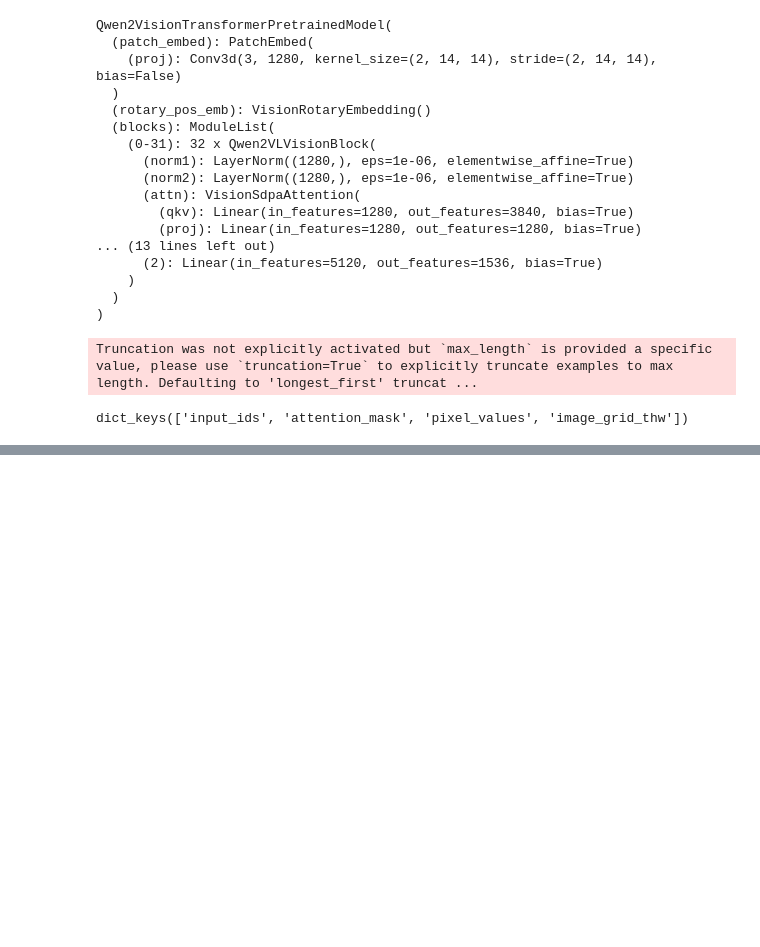
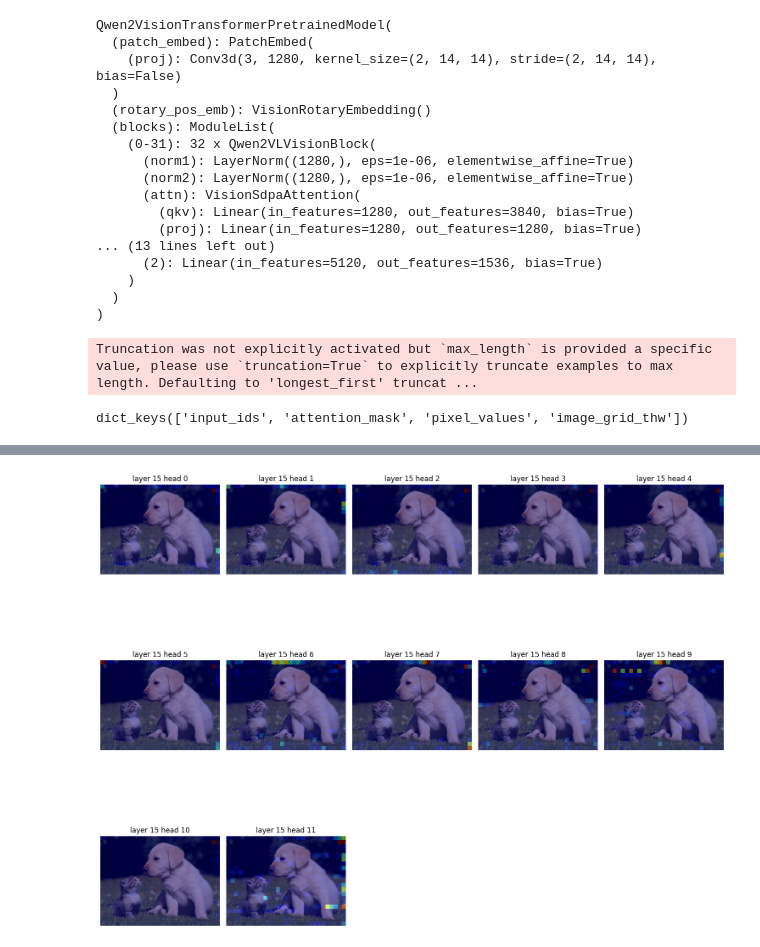
Before and after one commit to minhhb9x/VLM2Vec, a Jupyter notebook: sandbox.ipynb, the cells around one changed output, grey strips where cells are left out. Drawn from its saved outputs; the diff is of its cells as text; code cells hidden in the pictures; blank space fills up the shorter version.

```diff
--- a/sandbox.ipynb
+++ b/sandbox.ipynb
@@ -288,0 +395,37 @@ torch.Size([1, 12, 1145, 1145])
+# %%
+# kiểm tra từng head của mỗi layer
+target_layer = 15
+num_head = attention_weights.shape[1]
+plt.figure(figsize=(15, 25))
+
+for head_i in range(num_head):
+    # Lấy attention của layer đó
+    # Cách tiếp cận: Global Image Attention (Cách 2)
+    # Xem các token ảnh tự chú ý vào đâu nhiều nhất
+    curr_attn = attention_weights[target_layer, head_i, -1, img_start:img_end] # [img_token_len]
+    # attn_map = curr_attn.mean(dim=0) # [1131]
+
+    # Reshape & Resize
+    h_grid, w_grid = img_hidden_grid[0].item(), img_hidden_grid[1].item()
+    attn_heatmap = curr_attn.view(1, 1, h_grid, w_grid)
+
+    pixel_heatmap = F.interpolate(
+        attn_heatmap,
+        size=(image.shape[0], image.shape[1]),
+        mode='nearest' # Dùng nearest để thấy rõ ô vuông
+    ).squeeze().float().detach().cpu().numpy()
+
+    # Normalize
+    pixel_heatmap = (pixel_heatmap - pixel_heatmap.min()) / (pixel_heatmap.max() - pixel_heatmap.min())
+
+    # Plot
+    plt.subplot(6, 5, head_i+1)
+    plt.imshow(image)
+    plt.imshow(pixel_heatmap, cmap='jet', alpha=0.5, interpolation='nearest')
+    plt.title(f"layer {target_layer} head {head_i}")
+    plt.axis('off')
+
+plt.tight_layout()
+plt.show()
+# %% [output]
+[figure, added]
```
Also changed, not shown: parts of 18 cells of this notebook.
